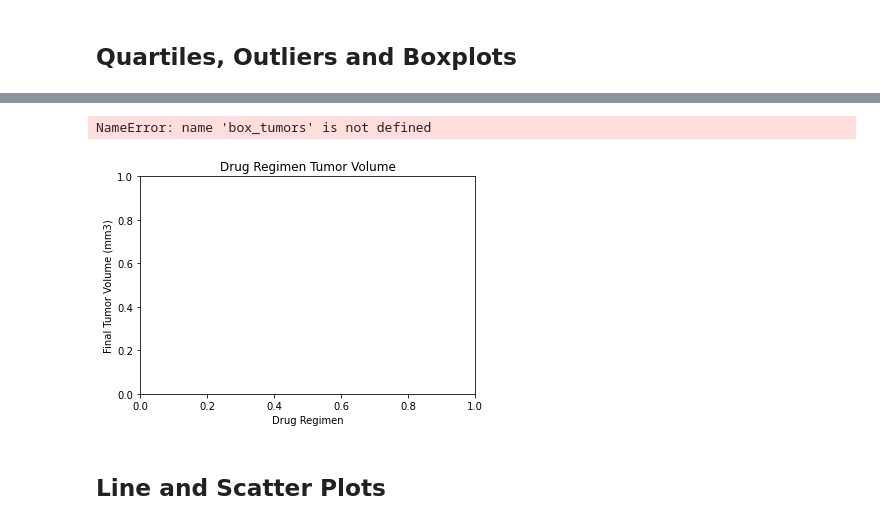
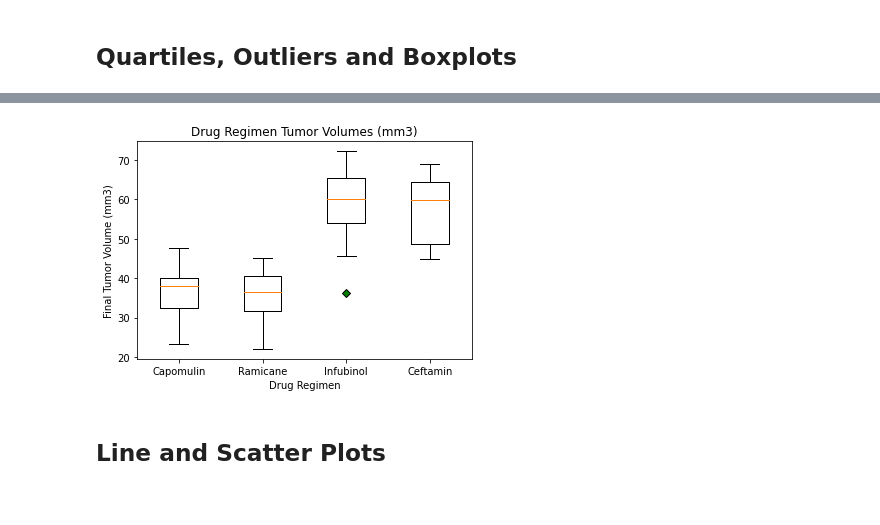
Before and after one commit to RobinWaves/matplotlib-challenge, a Jupyter notebook: pymaceuticals.ipynb, the cells around one changed output, grey strips where cells are left out. Cells and saved outputs as stored; diff of their text form; code cells hidden in the pictures.

Commit message:
Fixed box and whisker plot

```diff
--- a/pymaceuticals.ipynb
+++ b/pymaceuticals.ipynb
@@ -213,6 +213,7 @@ treatments = ['Capomulin', 'Ramicane', 'Infubinol', 'Ceftamin']
 
 # Create empty list to fill with tumor vol data (for plotting)
 tumor_vols = []
+box_tumor_vols = []
 
 # Calculate the IQR and quantitatively determine if there are any potential outliers.
 for treatment in treatments:
@@ -236,7 +237,7 @@ for treatment in treatments:
     print("---------------------------------------------------------------")
 
     # add subset
-    tumor_vols.append(tumor_vols)
+    box_tumor_vols.append(tumor_vols)
 # %% [output]
 Capomulin Tumor Volume (mm3) lower quartile: 32.38
 Capomulin Tumor Volume (mm3) upper quartile:: 40.16
@@ -258,19 +259,16 @@ Ceftamin values above 87.67 could be outliers.
 # %%
 # Generate a box plot of the final tumor volume of each mouse across four regimens of interest
 fig1, ax1 = plt.subplots()
-ax1.set_title('Drug Regimen Tumor Volume')
+ax1.set_title('Drug Regimen Tumor Volumes (mm3)')
 ax1.set_ylabel('Final Tumor Volume (mm3)')
 ax1.set_xlabel('Drug Regimen')
+green_diamond = dict(markerfacecolor='g', marker='D')
+ax1.boxplot(box_tumor_vols, labels=treatments,flierprops=green_diamond)
 
-ax1.boxplot(tumor_vols, labels=["Capomulin","Ramicane","Infubinol","Ceftamin",])
-
-green_diamond = dict(markerfacecolor='g', marker='D')
-ax1.boxplot(tumor_vols, flierprops=green_diamond)
-
+plt.savefig('boxplot')
 plt.show()
 # %% [output]
-NameError: name 'box_tumors' is not defined
-[figure, old version]
+[figure, new version]
 # %% [markdown]
 ## Line and Scatter Plots
 # %%
```
Also changed, not shown: parts of 3 cells of this notebook, 1 other file.
